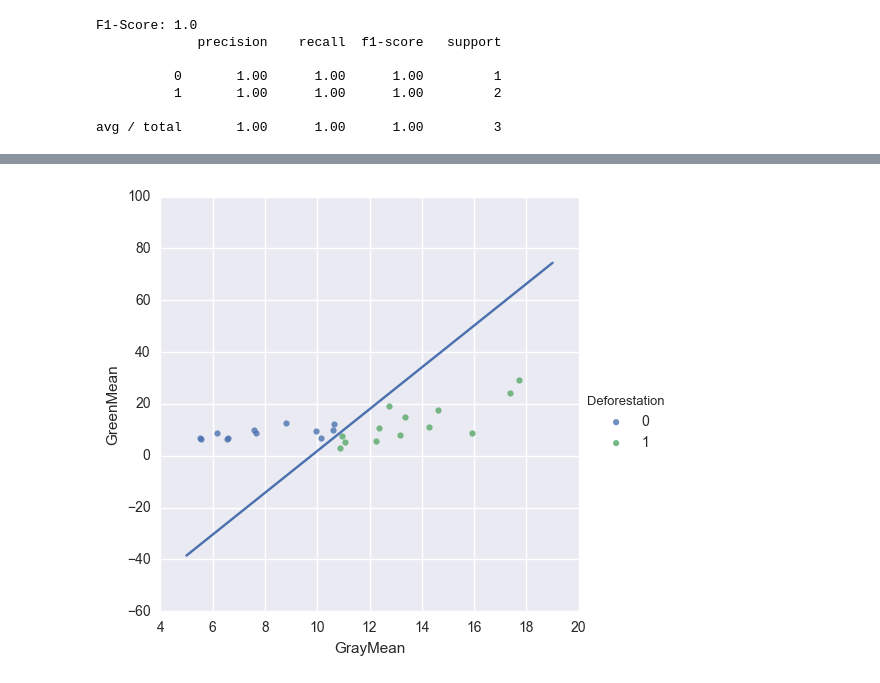
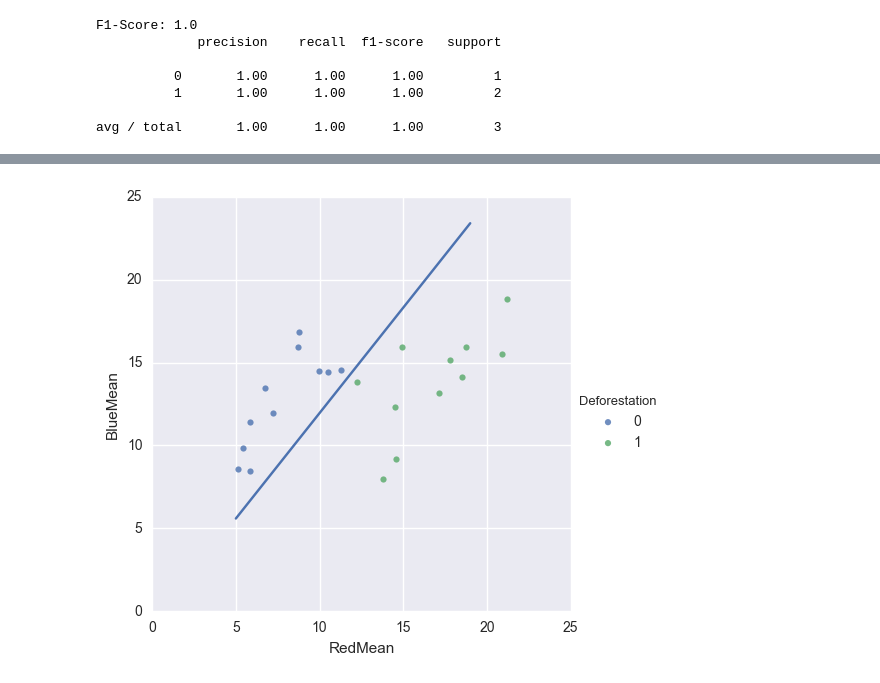
Before and after one commit to shouvikmani/Interactive-ML-Tutorial, a Jupyter notebook: Image Subtraction.ipynb, the cells around one changed output, grey strips where cells are left out. Cells and saved outputs as stored; diff of their text form; code cells hidden in the pictures.

Commit message:
Image Subtraction SVM no threshold

```diff
--- a/Image Subtraction.ipynb
+++ b/Image Subtraction.ipynb
@@ -125,0 +79,21 @@ plt.show()
+# %%
+threshold_images= {}
+red_mean = list()
+green_mean = list()
+blue_mean = list()
+
+for i in range(1,26):
+    grayscale = cv2.mean(cv2.cvtColor(difference_images[i], cv2.COLOR_BGR2GRAY))
+    red = cv2.mean(difference_images[i])[2]
+    green = cv2.mean(difference_images[i])[1]
+    blue = cv2.mean(difference_images[i])[0]
+    red_mean.append(red)
+    green_mean.append(green)
+    blue_mean.append(blue)
+    gray_mean.append(grayscale)
+
+mean_df = pd.DataFrame()
+mean_df['RedMean'] = red_mean
+mean_df['GreenMean'] = green_mean
+mean_df['BlueMean'] = blue_mean
+mean_df['Deforestation'] = labels
@@ -126,13 +102,12 @@ plt.show()
 # %%
-X = white_df[['WhiteMean', 'GreenMean']]
-y = white_df.Deforestation
+X = mean_df[['RedMean', 'BlueMean']]
+y = mean_df.Deforestation
 
 X_train, X_test, y_train, y_test = train_test_split(X, y, test_size=0.1)
 
-dt = tree.DecisionTreeClassifier()
-dt.fit(X_train, y_train)
+svm = SVC(kernel='linear').fit(X_train,y_train)
 
-y_pred = dt.predict(X_test)
+y_pred = svm.predict(X_test)
 print("F1-Score: " + str(f1_score(y_test, y_pred)))
 print(classification_report(y_test, y_pred))
 # %% [output]
@@ -171,9 +134,14 @@ print(b)
 # %%
 x = range(5,20)
-db = [a*xi - b for xi in x]
+decision_bound = [a*xi - b for xi in x]
 # %%
-sns.lmplot("GrayMean", "GreenMean", data=white_df, hue='Deforestation', fit_reg=False)
-plt.plot(x,db)
+train_df = pd.DataFrame()
+train_df['RedMean'] = X_train['RedMean']
+train_df['BlueMean'] = X_train['BlueMean']
+train_df['Deforestation'] = y_train
+
+sns.lmplot("RedMean", "BlueMean", data=train_df, hue = "Deforestation", fit_reg=False)
+plt.plot(x,decision_bound)
 plt.show()
 # %% [output]
-[figure, old version]
+[figure, new version]
```
Also changed, not shown: parts of 11 cells of this notebook.
